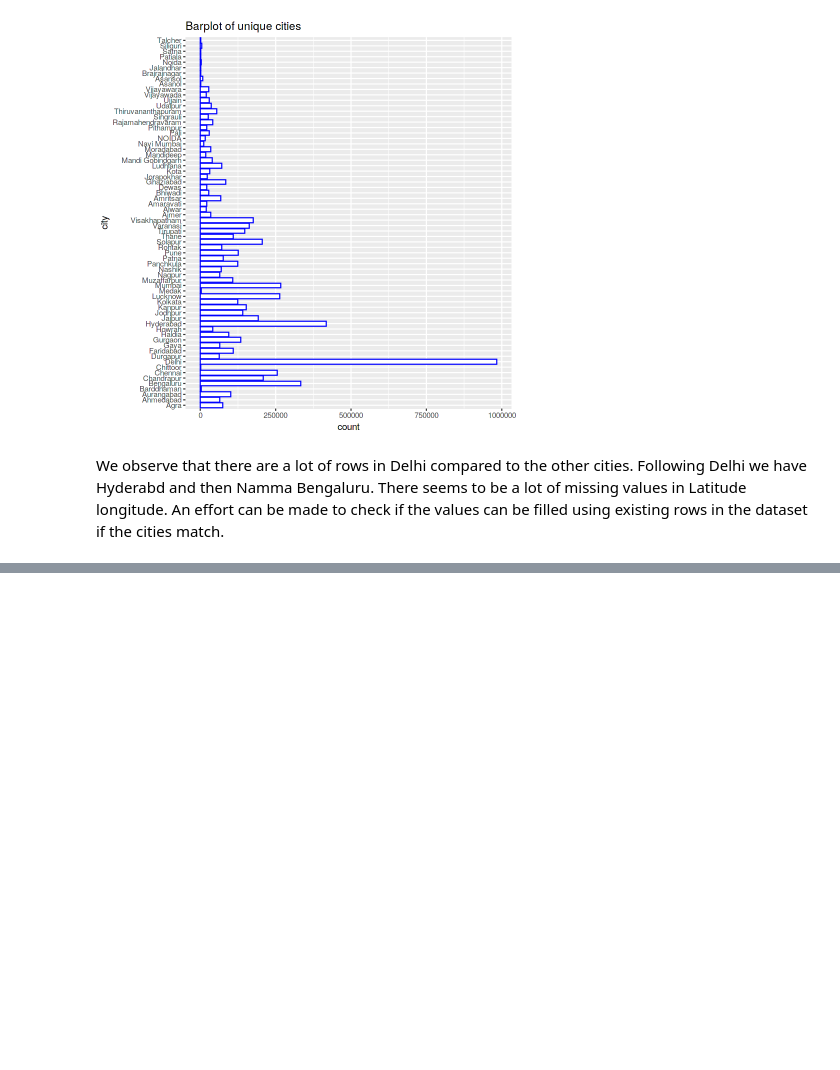
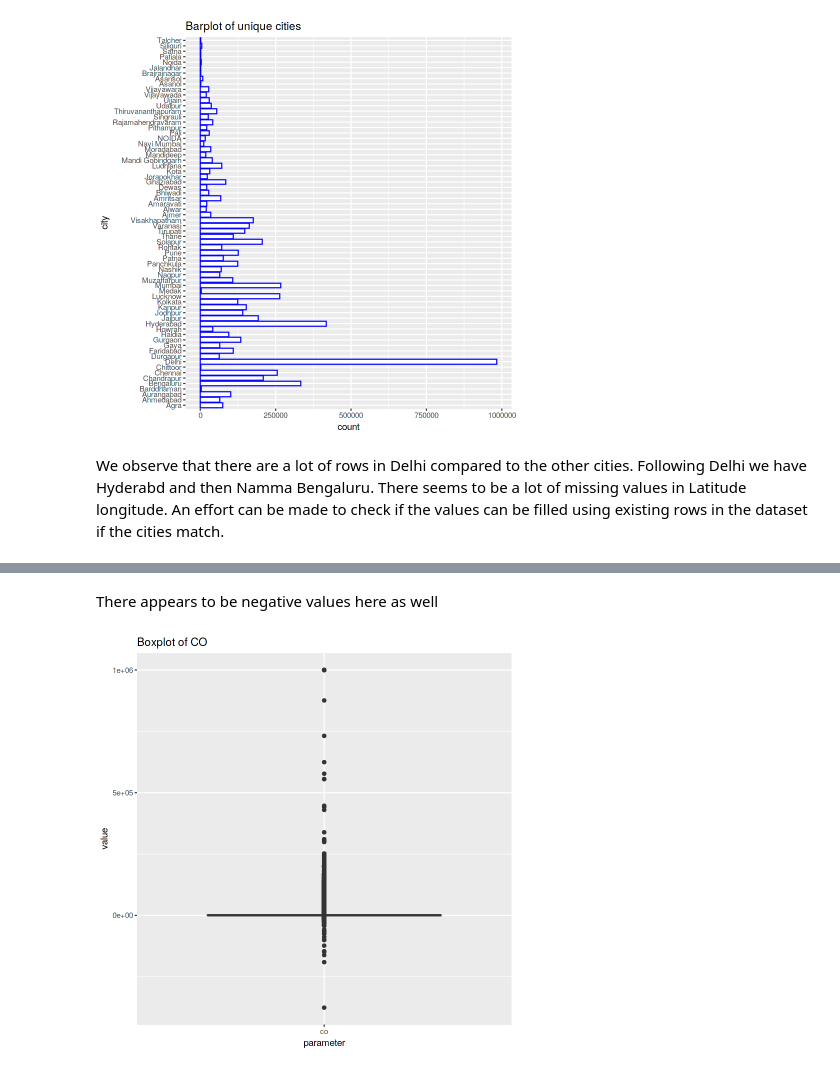
Before and after one commit to BhavyaCharan/WeRAnalysers, a Jupyter notebook: Stocktaking.ipynb, the cells around one changed output, grey strips where cells are left out. Cells and saved outputs as stored; diff of their text form; code cells hidden in the pictures; blank space fills up the shorter version.

```diff
--- a/Stocktaking.ipynb
+++ b/Stocktaking.ipynb
@@ -103,0 +139,6 @@ An effort can be made to check if the values can be filled using existing rows i
+# %% [markdown]
+There appears to be negative values here as well
+# %%
+bp_co
+# %% [output]
+[figure, added]
```
Also changed, not shown: parts of 14 cells of this notebook.
